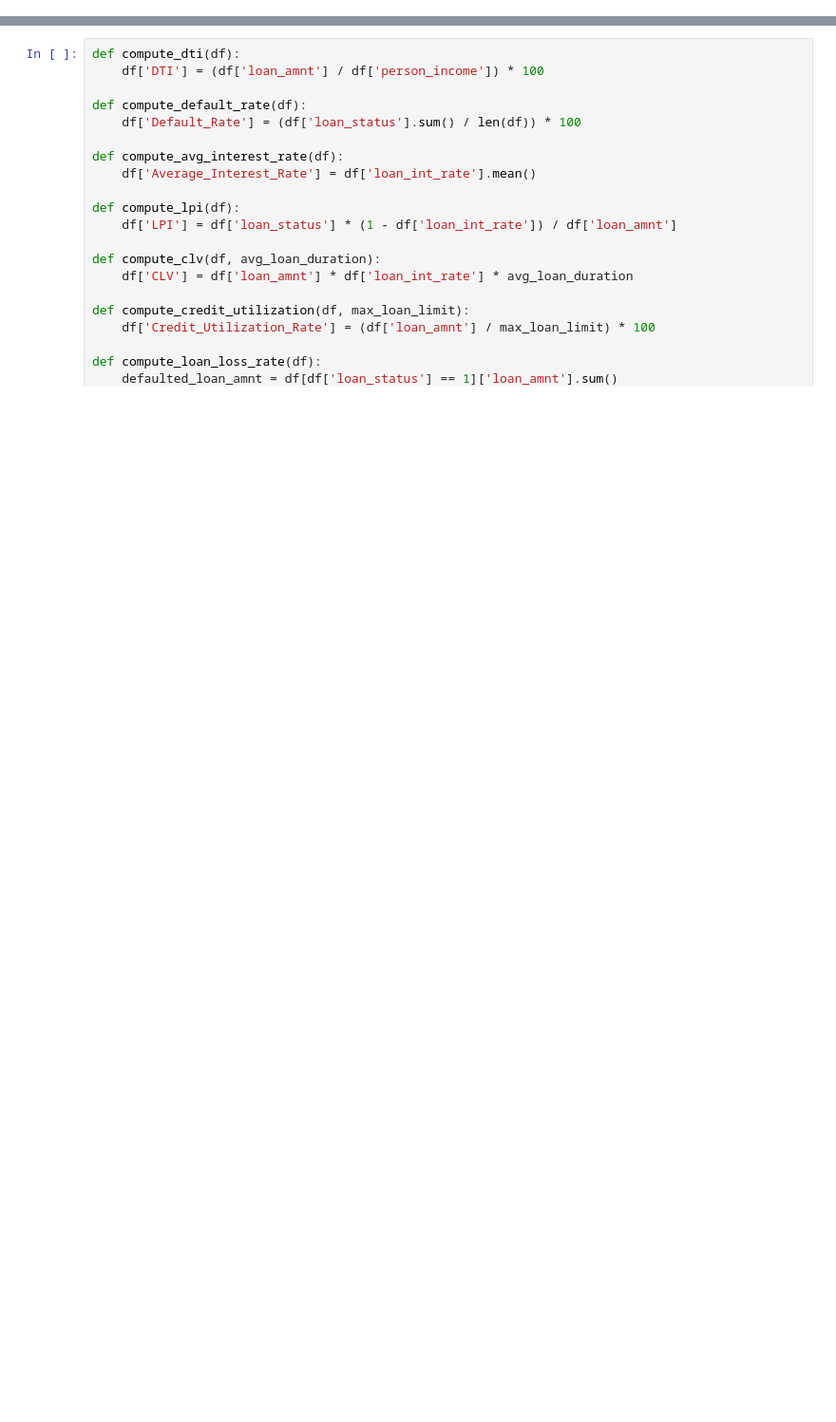
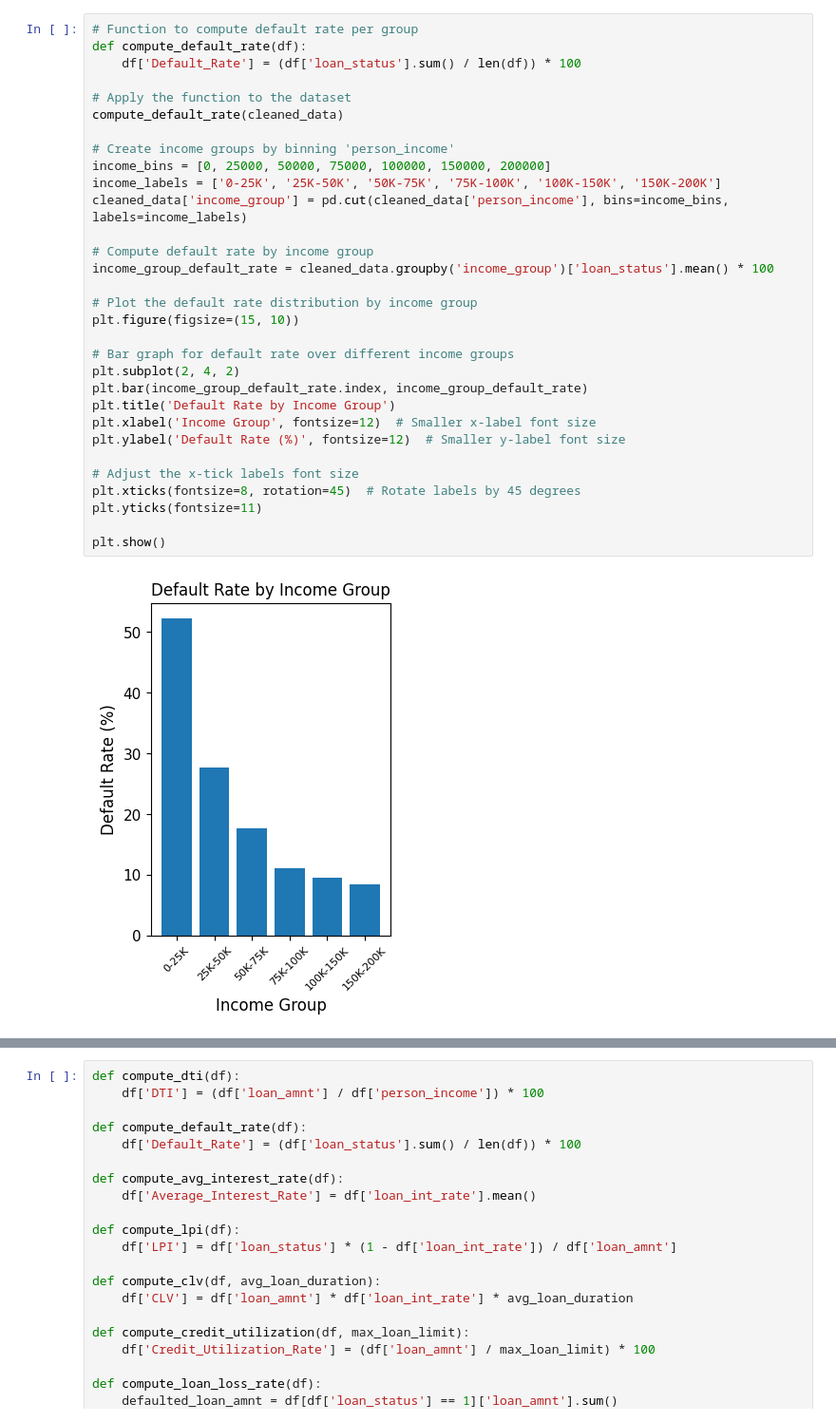
Before and after one commit to RahilChadha/Credit-risk-assessment, a Jupyter notebook: Credit_Risk_KPI.ipynb, the cells around one changed output, grey strips where cells are left out. Shown: that part at 95% size. Cells and saved outputs as stored; diff of their text form; blank space fills up the shorter version.

```diff
--- a/Credit_Risk_KPI.ipynb
+++ b/Credit_Risk_KPI.ipynb
@@ -10,0 +41,33 @@ cleaned_data = pd.read_csv("cleaned_data.csv")
+# %%
+# Function to compute default rate per group
+def compute_default_rate(df):
+    df['Default_Rate'] = (df['loan_status'].sum() / len(df)) * 100
+
+# Apply the function to the dataset
+compute_default_rate(cleaned_data)
+
+# Create income groups by binning 'person_income'
+income_bins = [0, 25000, 50000, 75000, 100000, 150000, 200000]
+income_labels = ['0-25K', '25K-50K', '50K-75K', '75K-100K', '100K-150K', '150K-200K']
+cleaned_data['income_group'] = pd.cut(cleaned_data['person_income'], bins=income_bins, labels=income_labels)
+
+# Compute default rate by income group
+income_group_default_rate = cleaned_data.groupby('income_group')['loan_status'].mean() * 100
+
+# Plot the default rate distribution by income group
+plt.figure(figsize=(15, 10))
+
+# Bar graph for default rate over different income groups
+plt.subplot(2, 4, 2)
+plt.bar(income_group_default_rate.index, income_group_default_rate)
+plt.title('Default Rate by Income Group')
+plt.xlabel('Income Group', fontsize=12)  # Smaller x-label font size
+plt.ylabel('Default Rate (%)', fontsize=12)  # Smaller y-label font size
+
+# Adjust the x-tick labels font size
+plt.xticks(fontsize=8, rotation=45)  # Rotate labels by 45 degrees
+plt.yticks(fontsize=11)
+
+plt.show()
+# %% [output]
+[figure, added]
```
Also changed, not shown: parts of 15 cells of this notebook, 2 other files.
